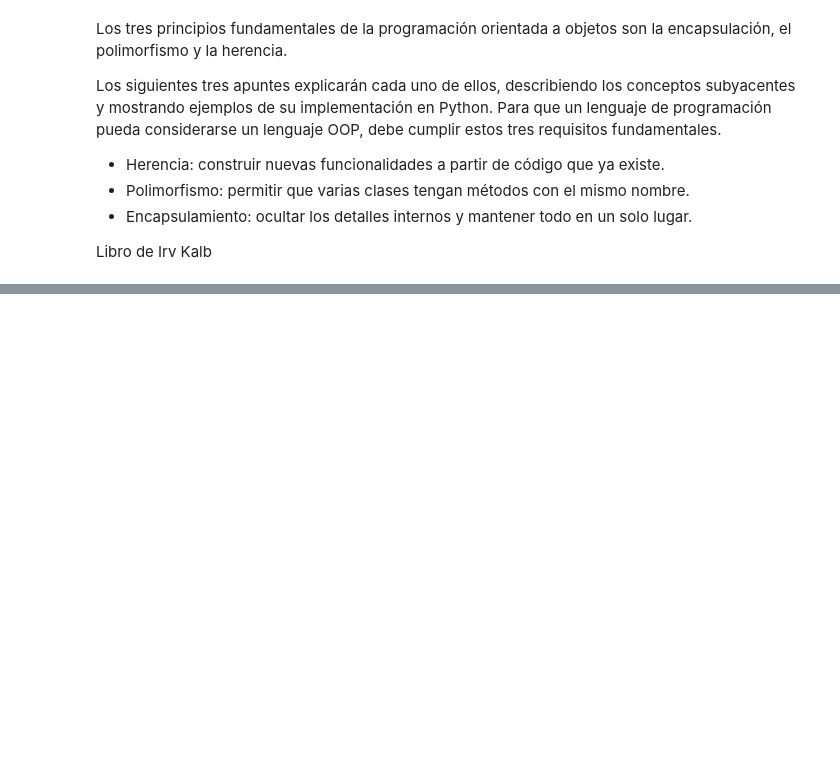
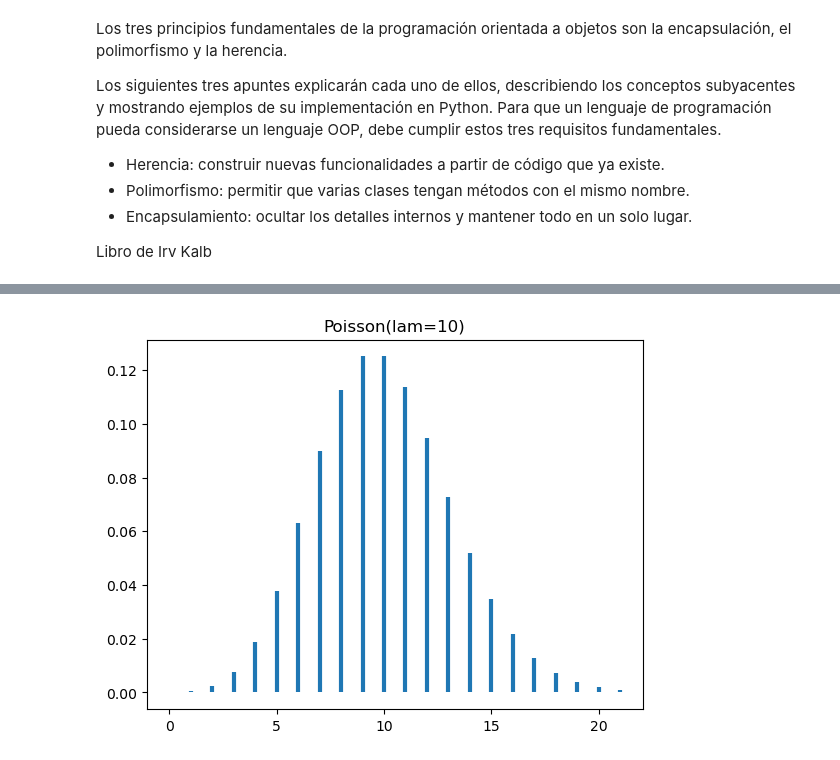
Before and after one commit to ee-unr/programacion-2, a Jupyter notebook: teoria/03_oop/02_herencia.ipynb, the cells around one changed output, grey strips where cells are left out. Saved outputs shown, nothing was run; the diff lists cells and outputs as text; code cells hidden in the pictures; blank space fills up the shorter version.

```diff
--- a/teoria/03_oop/02_herencia.ipynb
+++ b/teoria/03_oop/02_herencia.ipynb
@@ -220,0 +316,4 @@ Libro de Irv Kalb
+# %%
+Poisson(10).plot()
+# %% [output]
+[figure, added]
```
Also changed, not shown: parts of 10 cells of this notebook.
